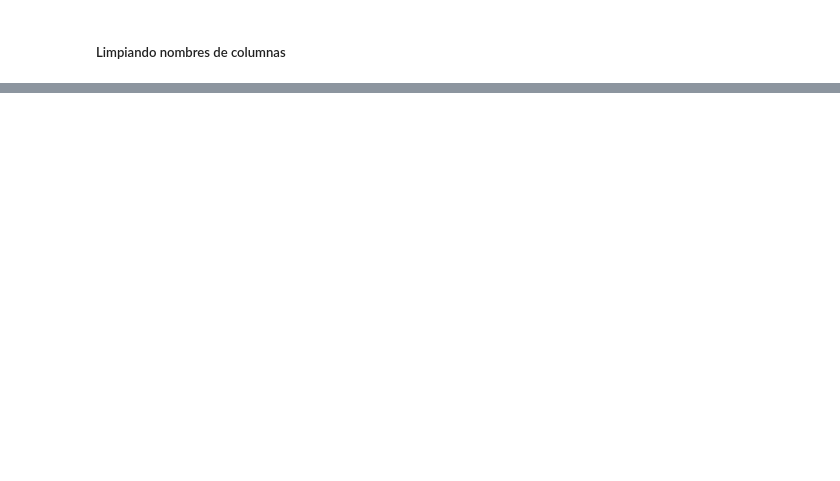
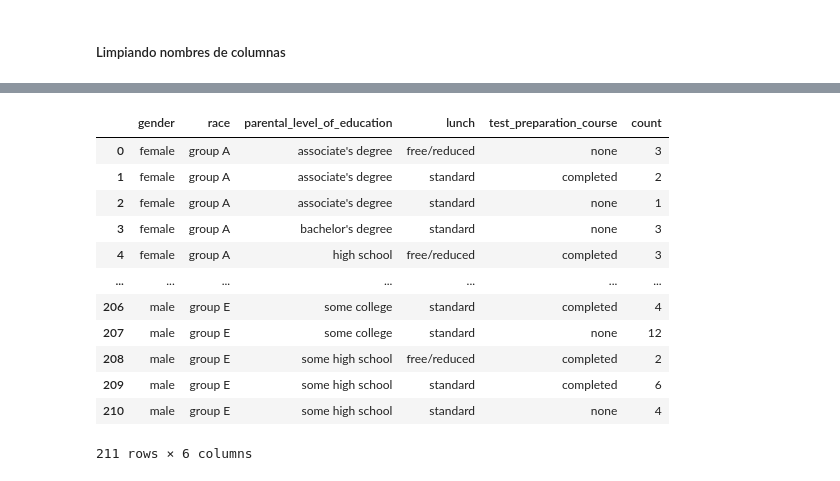
Before and after one commit to JosueSalomon/Proyecto_1_Teoria_de_la_simulacion, a Jupyter notebook: EDA.ipynb, the cells around one changed output, grey strips where cells are left out. Cells and saved outputs as stored; diff of their text form; code cells hidden in the pictures; blank space fills up the shorter version.

```diff
--- a/EDA.ipynb
+++ b/EDA.ipynb
@@ -60,7 +114,7 @@ df.columns = ['ID', 'Age', 'Gender', 'GPA', 'Study_Hours', 'Social_Media',
 cat_cols = []
 
 for c in df.columns:
-    if(df[c].dtype == 'O'):
+    if df[c].dtype == 'O':
         cat_cols.append(c)
 # %%
 cat_cols
@@ -74,3 +126,0 @@ cat_cols
-# %%
-### Eliminando el id ya que el id no es una variable categorica util
-cat_cols.pop(0)
@@ -86,0 +175,22 @@ cat_cols
+# %%
+prob_freq = df.groupby( cat_cols , as_index=False ).agg({
+    "id": ["count"]
+})
+
+prob_freq.columns = cat_cols + ["count"]
+# %%
+prob_freq
+# %% [output]
+|  | gender | race | parental_level_of_education | lunch | test_preparation_course | count |
+| 0 | female | group A | associate's degree | free/reduced | none | 3 |
+| 1 | female | group A | associate's degree | standard | completed | 2 |
+| 2 | female | group A | associate's degree | standard | none | 1 |
+| 3 | female | group A | bachelor's degree | standard | none | 3 |
+| 4 | female | group A | high school | free/reduced | completed | 3 |
+| ... | ... | ... | ... | ... | ... | ... |
+| 206 | male | group E | some college | standard | completed | 4 |
+| 207 | male | group E | some college | standard | none | 12 |
+| 208 | male | group E | some high school | free/reduced | completed | 2 |
+| 209 | male | group E | some high school | standard | completed | 6 |
+| 210 | male | group E | some high school | standard | none | 4 |
+211 rows × 6 columns
```
Also changed, not shown: parts of 30 cells of this notebook, 2 other files.
